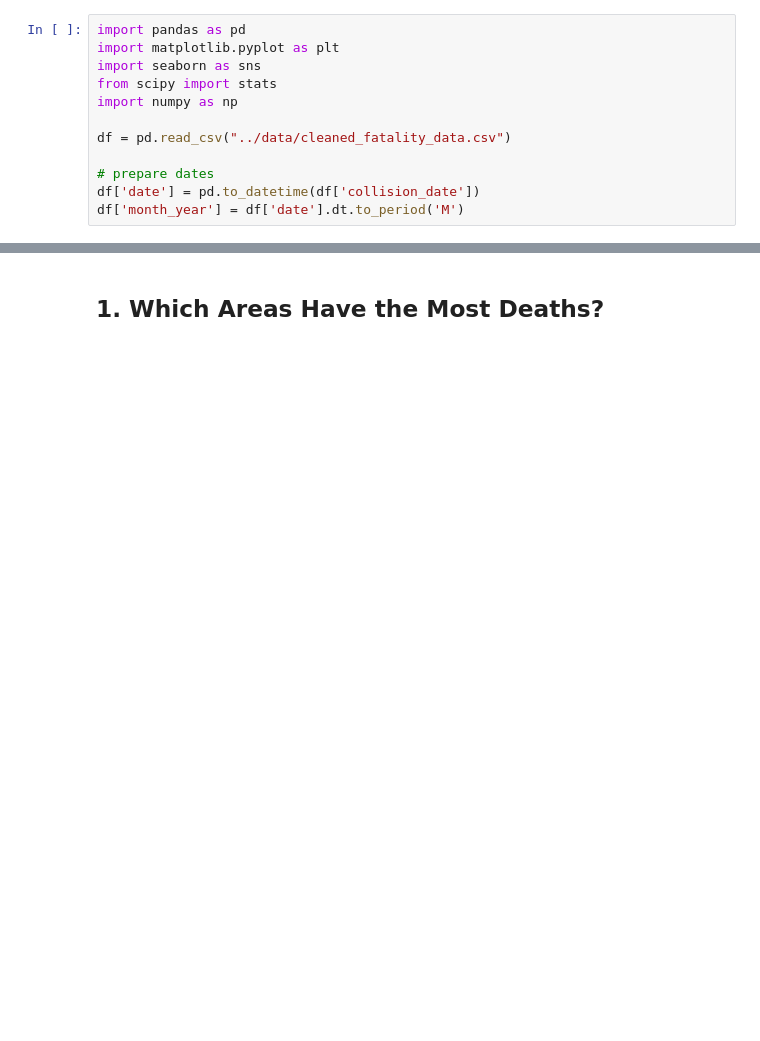
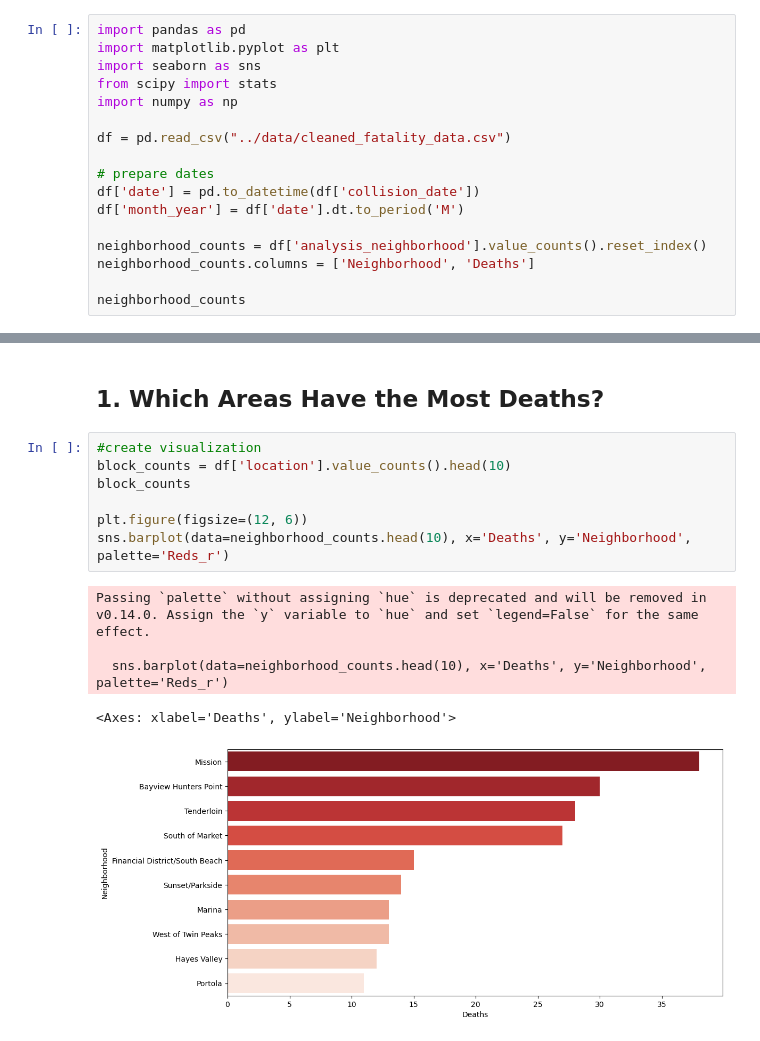
Before and after one commit to UCB-stat-159-f25/final-group26, a Jupyter notebook: notebooks/02_Location_Analysis.ipynb, the cells around one changed output, grey strips where cells are left out. Saved outputs shown, nothing was run; the diff lists cells and outputs as text; blank space fills up the shorter version.

Commit message:
completed neighborhood bar chart & time trend line plot

```diff
--- a/notebooks/02_Location_Analysis.ipynb
+++ b/notebooks/02_Location_Analysis.ipynb
@@ -23,3 +23,8 @@ df = pd.read_csv("../data/cleaned_fatality_data.csv")
 # prepare dates
 df['date'] = pd.to_datetime(df['collision_date'])
 df['month_year'] = df['date'].dt.to_period('M')
+
+neighborhood_counts = df['analysis_neighborhood'].value_counts().reset_index()
+neighborhood_counts.columns = ['Neighborhood', 'Deaths']
+
+neighborhood_counts
@@ -26,2 +49,15 @@ df['month_year'] = df['date'].dt.to_period('M')
 # %% [markdown]
 ## 1. Which Areas Have the Most Deaths?
+# %%
+#create visualization
+block_counts = df['location'].value_counts().head(10)
+block_counts
+
+plt.figure(figsize=(12, 6))
+sns.barplot(data=neighborhood_counts.head(10), x='Deaths', y='Neighborhood', palette='Reds_r')
+# %% [output]
+Passing `palette` without assigning `hue` is deprecated and will be removed in v0.14.0. Assign the `y` variable to `hue` and set `legend=False` for the same effect.
+
+  sns.barplot(data=neighborhood_counts.head(10), x='Deaths', y='Neighborhood', palette='Reds_r')
+<Axes: xlabel='Deaths', ylabel='Neighborhood'>
+[figure, added]
```
Also changed, not shown: parts of 5 cells of this notebook.
